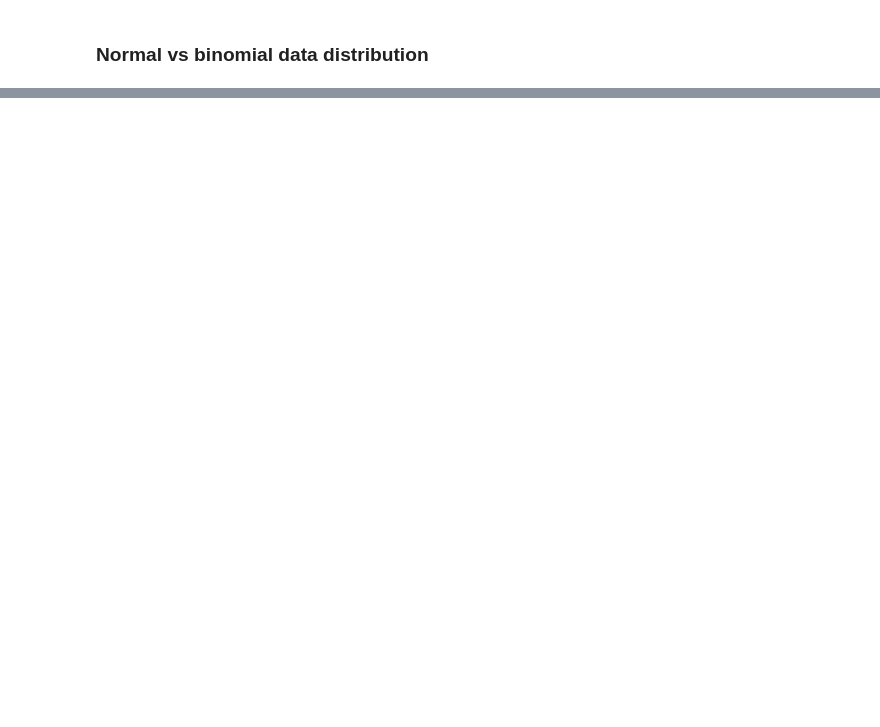
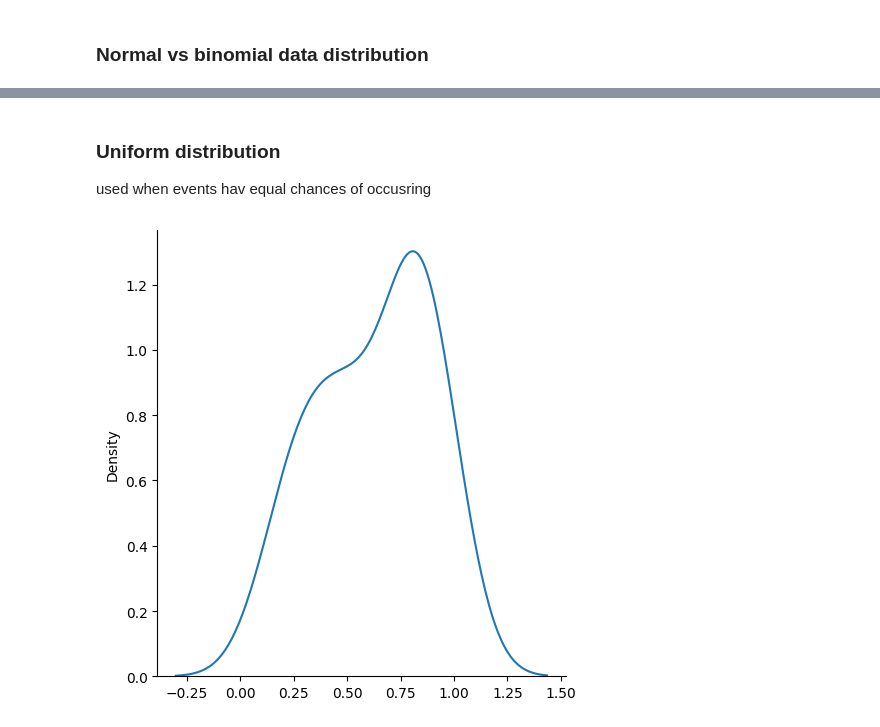
Before and after one commit to hiteshcool358358-crypto/Python-Projects, a Jupyter notebook: python_lib_notes/numpy_random.ipynb, the cells around one changed output, grey strips where cells are left out. Cells and saved outputs as stored; diff of their text form; code cells hidden in the pictures; blank space fills up the shorter version.

```diff
--- a/python_lib_notes/numpy_random.ipynb
+++ b/python_lib_notes/numpy_random.ipynb
@@ -126,0 +215,15 @@ plt.show()
+# %% [markdown]
+### Uniform distribution
+
+used when events hav equal chances of occusring
+# %%
+#it takes three ara meters low, high and size
+#low = lower bound defaul = 0.0
+#high = higher bound default = 1.0
+#size = shape of the array
+
+sns.displot(random.uniform(size = 20), kind = "kde")
+
+plt.show()
+# %% [output]
+[figure, added]
```
Also changed, not shown: parts of 18 cells of this notebook.
